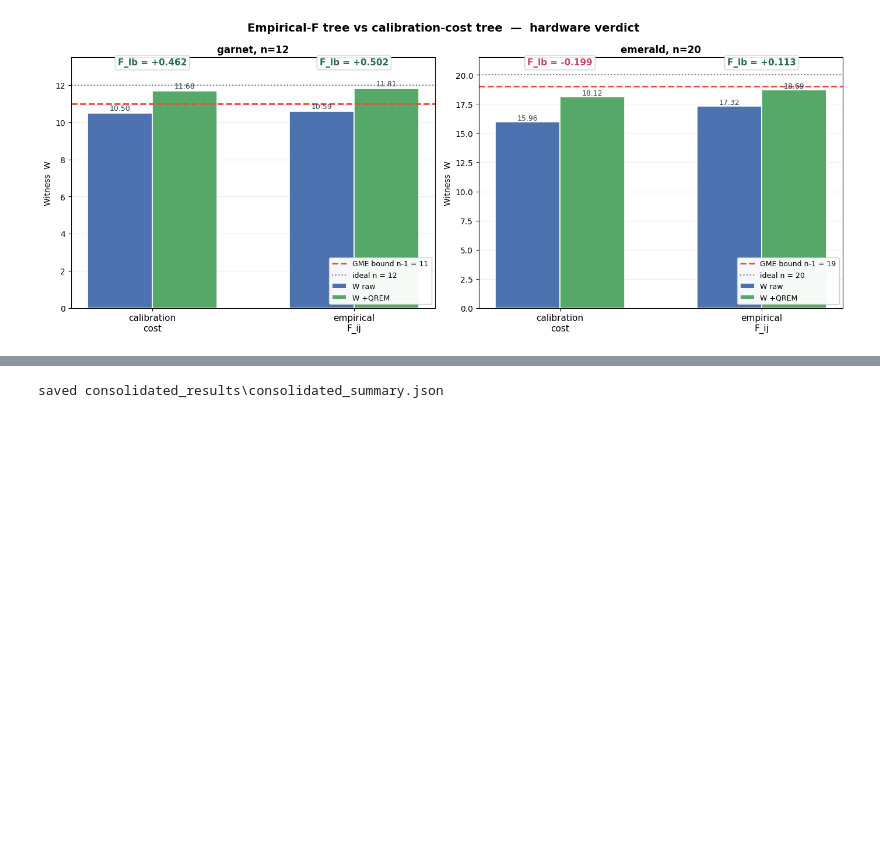
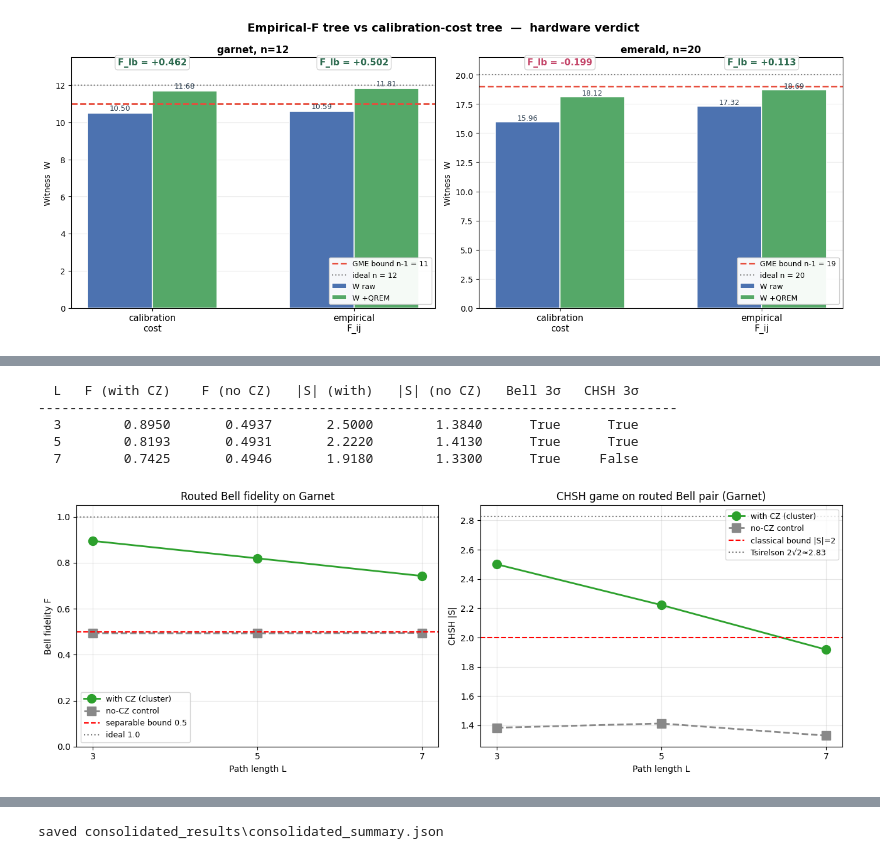
Before and after one commit to GrigoVyd/iqm_qte, a Jupyter notebook: experiments/witness_my_entanglement.ipynb, the cells around one changed output, grey strips where cells are left out. Cells and saved outputs as stored; diff of their text form; code cells hidden in the pictures; blank space fills up the shorter version.

```diff
--- a/experiments/witness_my_entanglement.ipynb
+++ b/experiments/witness_my_entanglement.ipynb
@@ -1201,3 +1400,57 @@ if head_summary:
+# %%
+# Pretty-print the hardware results.
+if routed_data:
+    print(f"{'L':>3}{'F (with CZ)':>14}{'F (no CZ)':>13}{'|S| (with)':>13}"
+          f"{'|S| (no CZ)':>14}{'Bell 3σ':>10}{'CHSH 3σ':>10}")
+    print("-"*82)
+    rows = []
+    for L_str, blob in sorted(routed_data.items(), key=lambda kv: int(kv[0])):
+        bf_w = blob["with_cz"]["bell_fidelity"]
+        bf_n = blob["no_cz"]["bell_fidelity"]
+        ch_w = blob["with_cz"]["chsh"]
+        ch_n = blob["no_cz"]["chsh"]
+        rows.append({"L": int(L_str), "F_w": bf_w["F"], "F_n": bf_n["F"],
+                     "S_w": ch_w["abs_S"], "S_n": ch_n["abs_S"],
+                     "bell_pass": bf_w["entangled_3sigma"],
+                     "chsh_pass": ch_w["passes_3sigma"]})
+        print(f"{L_str:>3}{bf_w['F']:>14.4f}{bf_n['F']:>13.4f}"
+              f"{ch_w['abs_S']:>13.4f}{ch_n['abs_S']:>14.4f}"
+              f"{str(bf_w['entangled_3sigma']):>10}"
+              f"{str(ch_w['passes_3sigma']):>10}")
+
+    fig, axes = plt.subplots(1, 2, figsize=(13, 4.8))
+    Ls = [r["L"] for r in rows]
+    axes[0].plot(Ls, [r["F_w"] for r in rows], "o-", color="#2ca02c", linewidth=2,
+                  markersize=10, label="with CZ (cluster)")
+    axes[0].plot(Ls, [r["F_n"] for r in rows], "s--", color="#888888", linewidth=2,
+                  markersize=10, label="no-CZ control")
+    axes[0].axhline(0.5, color="red", linestyle="--", label="separable bound 0.5")
+    axes[0].axhline(1.0, color="gray", linestyle=":", label="ideal 1.0")
+    axes[0].set_xlabel("Path length L"); axes[0].set_ylabel("Bell fidelity F")
+    axes[0].set_title("Routed Bell fidelity on Garnet"); axes[0].legend(fontsize=9)
+    axes[0].set_ylim(0, 1.05); axes[0].grid(alpha=0.3); axes[0].set_xticks(Ls)
+
+    axes[1].plot(Ls, [r["S_w"] for r in rows], "o-", color="#2ca02c", linewidth=2,
+                  markersize=10, label="with CZ (cluster)")
+    axes[1].plot(Ls, [r["S_n"] for r in rows], "s--", color="#888888", linewidth=2,
+                  markersize=10, label="no-CZ control")
+    axes[1].axhline(2.0, color="red", linestyle="--", label="classical bound |S|=2")
+    axes[1].axhline(2*np.sqrt(2), color="gray", linestyle=":",
+                     label="Tsirelson 2√2≈2.83")
+    axes[1].set_xlabel("Path length L"); axes[1].set_ylabel("CHSH |S|")
+    axes[1].set_title("CHSH game on routed Bell pair (Garnet)")
+    axes[1].legend(fontsize=9)
+    axes[1].grid(alpha=0.3); axes[1].set_xticks(Ls)
+    plt.tight_layout()
+    plt.savefig(OUT / "routed_bell_garnet.png", dpi=130, bbox_inches="tight")
+    plt.show()
+# %% [output]
+  L   F (with CZ)    F (no CZ)   |S| (with)   |S| (no CZ)   Bell 3σ   CHSH 3σ
+----------------------------------------------------------------------------------
+  3        0.8950       0.4937       2.5000        1.3840      True      True
+  5        0.8193       0.4931       2.2220        1.4130      True      True
+  7        0.7425       0.4946       1.9180        1.3300      True     False
+[figure, added]
 # %% [markdown]
 ---
 
```
Also changed, not shown: parts of 9 cells of this notebook, 6 other files.
